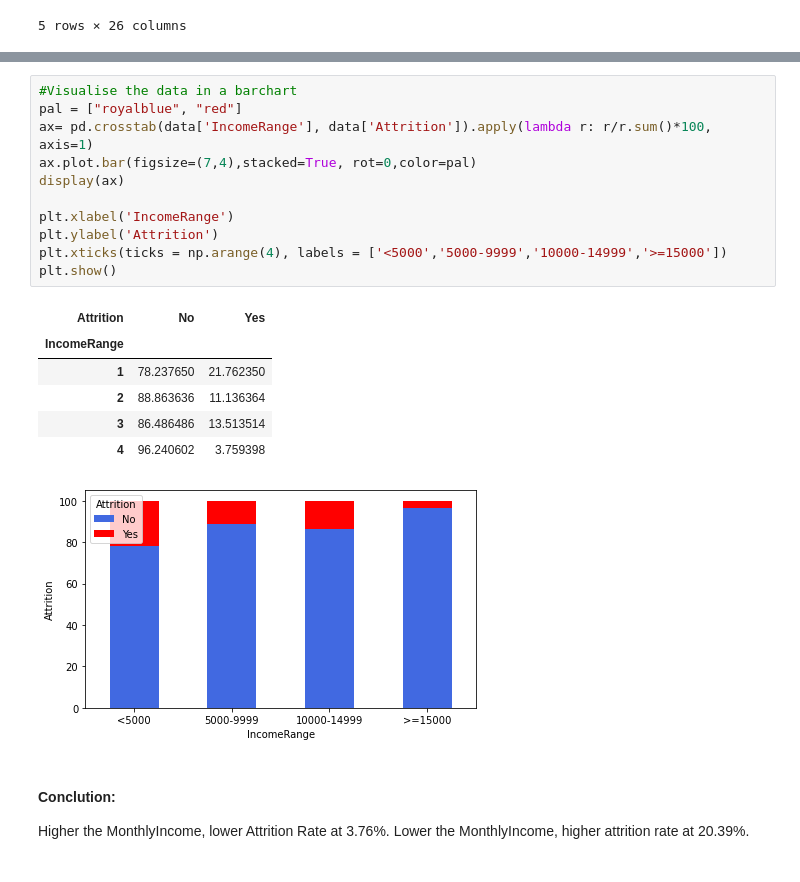
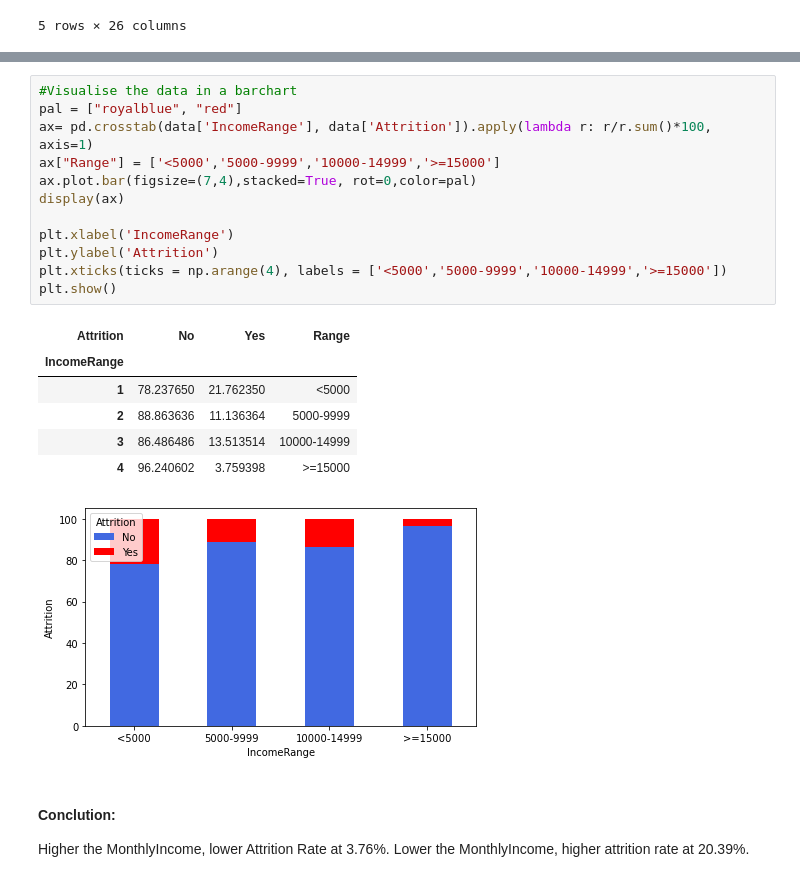
Before and after one commit to Anna-HuangJ/Anna_Repository, a Jupyter notebook: Project/Project 1 (Employee Attrition)/Employee Attrition (Project 1).ipynb, the cells around one changed output, grey strips where cells are left out. Cells and saved outputs as stored; diff of their text form.

```diff
--- a/Project/Project 1 (Employee Attrition)/Employee Attrition (Project 1).ipynb
+++ b/Project/Project 1 (Employee Attrition)/Employee Attrition (Project 1).ipynb
@@ -470,21 +494,22 @@ data.head()
 # %%
 #Visualise the data in a barchart
 pal = ["royalblue", "red"]
 ax= pd.crosstab(data['IncomeRange'], data['Attrition']).apply(lambda r: r/r.sum()*100, axis=1)
+ax["Range"] = ['<5000','5000-9999','10000-14999','>=15000']
 ax.plot.bar(figsize=(7,4),stacked=True, rot=0,color=pal)
 display(ax)
 
 plt.xlabel('IncomeRange')
 plt.ylabel('Attrition')
 plt.xticks(ticks = np.arange(4), labels = ['<5000','5000-9999','10000-14999','>=15000'])
 plt.show()
 # %% [output]
-| Attrition | No | Yes |
-| IncomeRange |  |  |
-| 1 | 78.237650 | 21.762350 |
-| 2 | 88.863636 | 11.136364 |
-| 3 | 86.486486 | 13.513514 |
-| 4 | 96.240602 | 3.759398 |
+| Attrition | No | Yes | Range |
+| IncomeRange |  |  |  |
+| 1 | 78.237650 | 21.762350 | <5000 |
+| 2 | 88.863636 | 11.136364 | 5000-9999 |
+| 3 | 86.486486 | 13.513514 | 10000-14999 |
+| 4 | 96.240602 | 3.759398 | >=15000 |
 [figure]
 # %% [markdown]
 #### Conclution:
```
Also changed, not shown: parts of 20 cells of this notebook, 2 other files.
